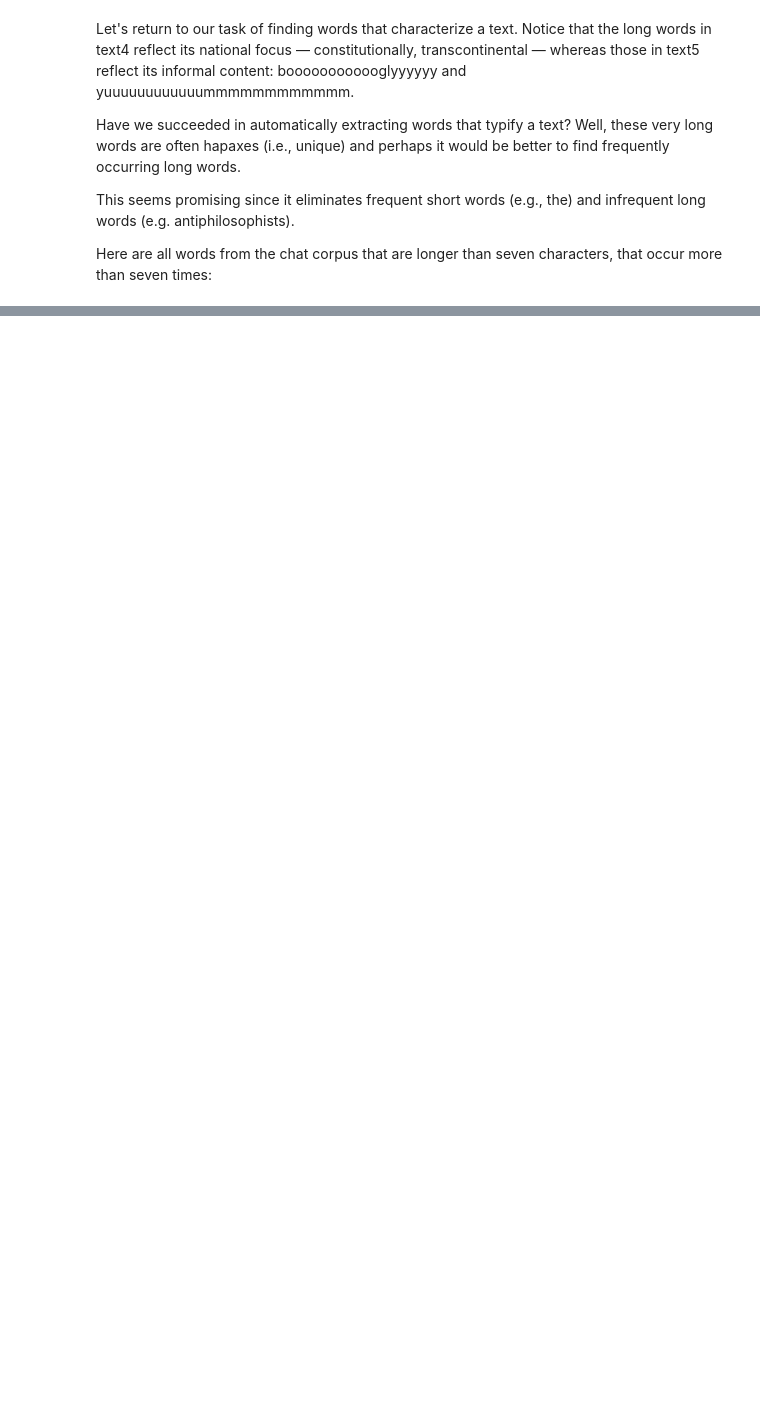
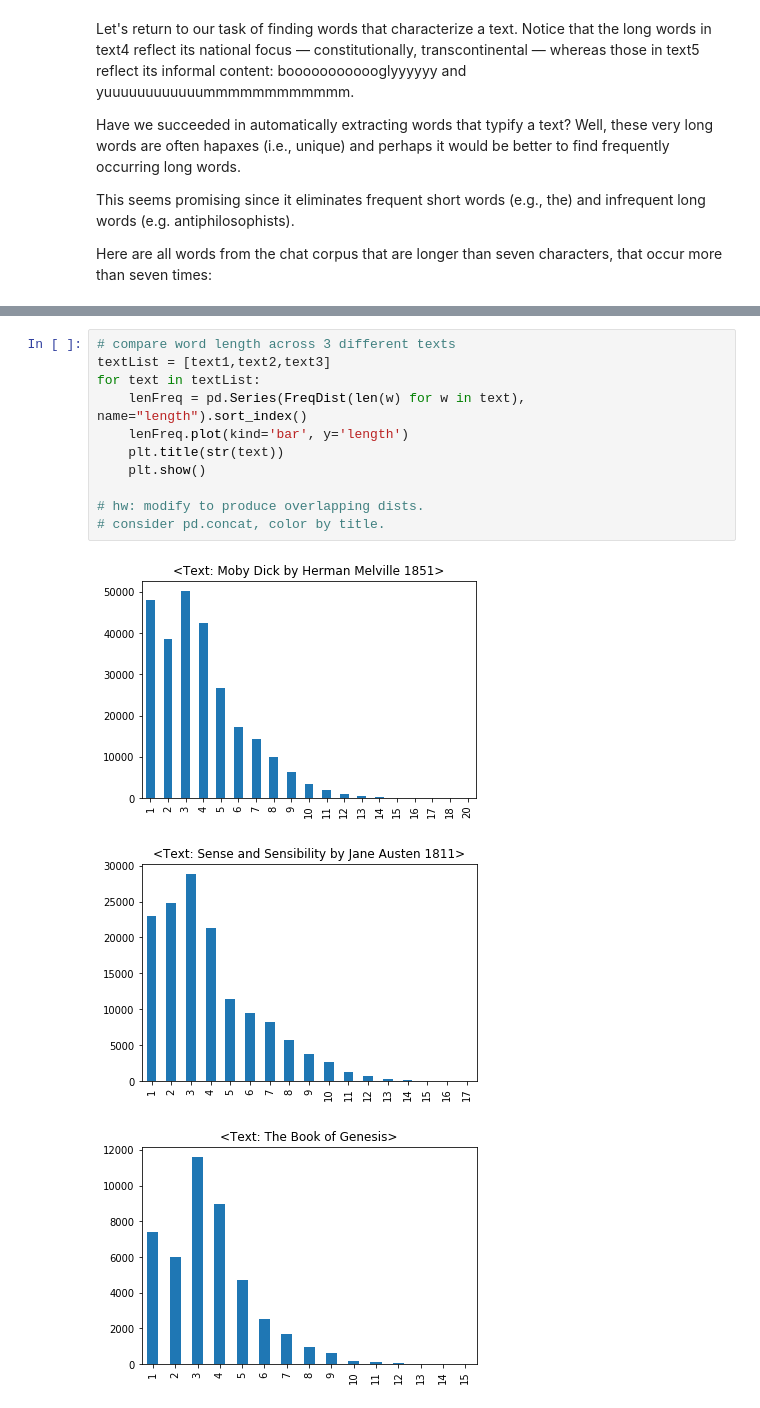
Before and after one commit to jimmyjamesarnold/NLTK_notebooks, a Jupyter notebook: NLTK_Ch1.ipynb, the cells around one changed output, grey strips where cells are left out. Drawn from its saved outputs; the diff is of its cells as text; blank space fills up the shorter version.

```diff
--- a/NLTK_Ch1.ipynb
+++ b/NLTK_Ch1.ipynb
@@ -437,0 +449,15 @@ sorted(w for w in set(text5) if len(w) > 7 and fdist5[w] > 7)
+# %%
+# compare word length across 3 different texts
+textList = [text1,text2,text3]
+for text in textList:
+    lenFreq = pd.Series(FreqDist(len(w) for w in text), name="length").sort_index()
+    lenFreq.plot(kind='bar', y='length')
+    plt.title(str(text))
+    plt.show()
+
+# hw: modify to produce overlapping dists.
+# consider pd.concat, color by title.
+# %% [output]
+[figure, added]
+[figure, added]
+[figure, added]
```
Also changed, not shown: parts of 59 cells of this notebook.
